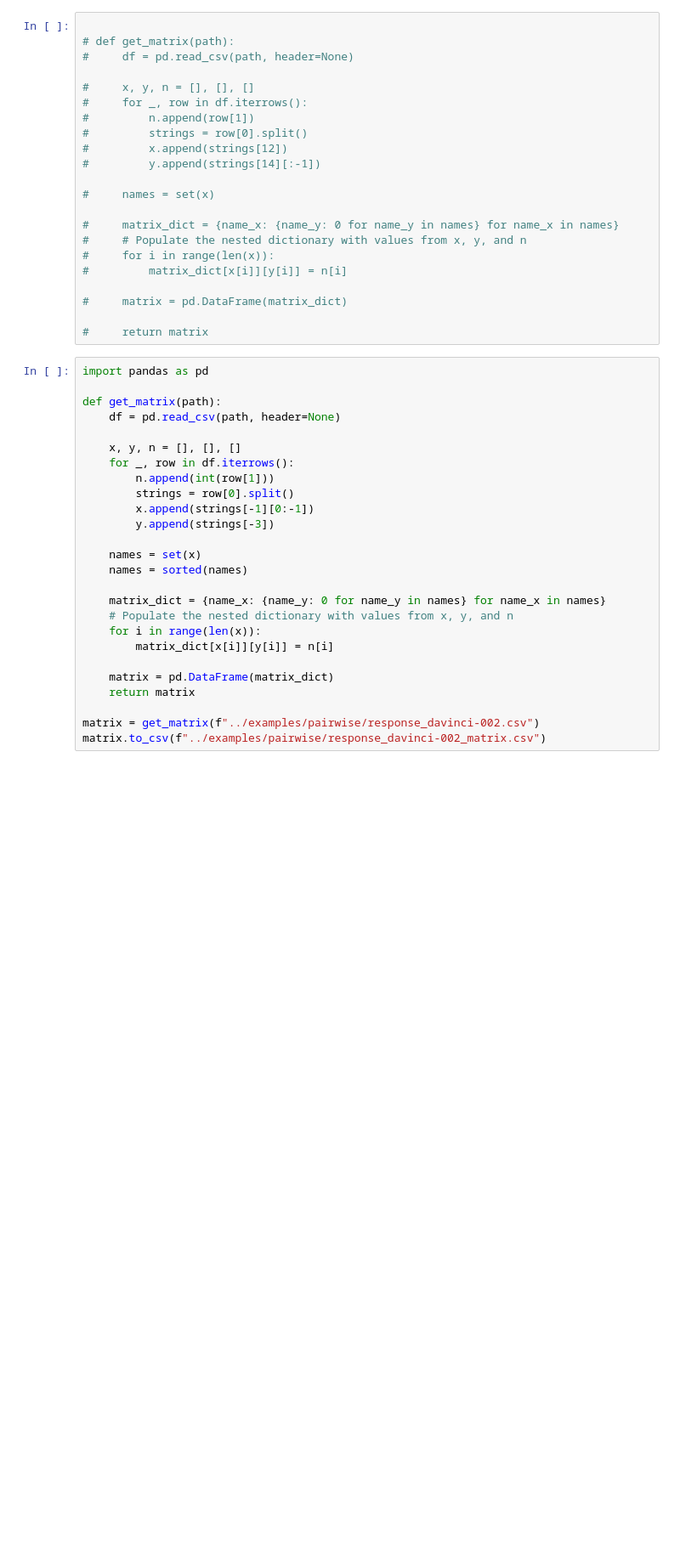
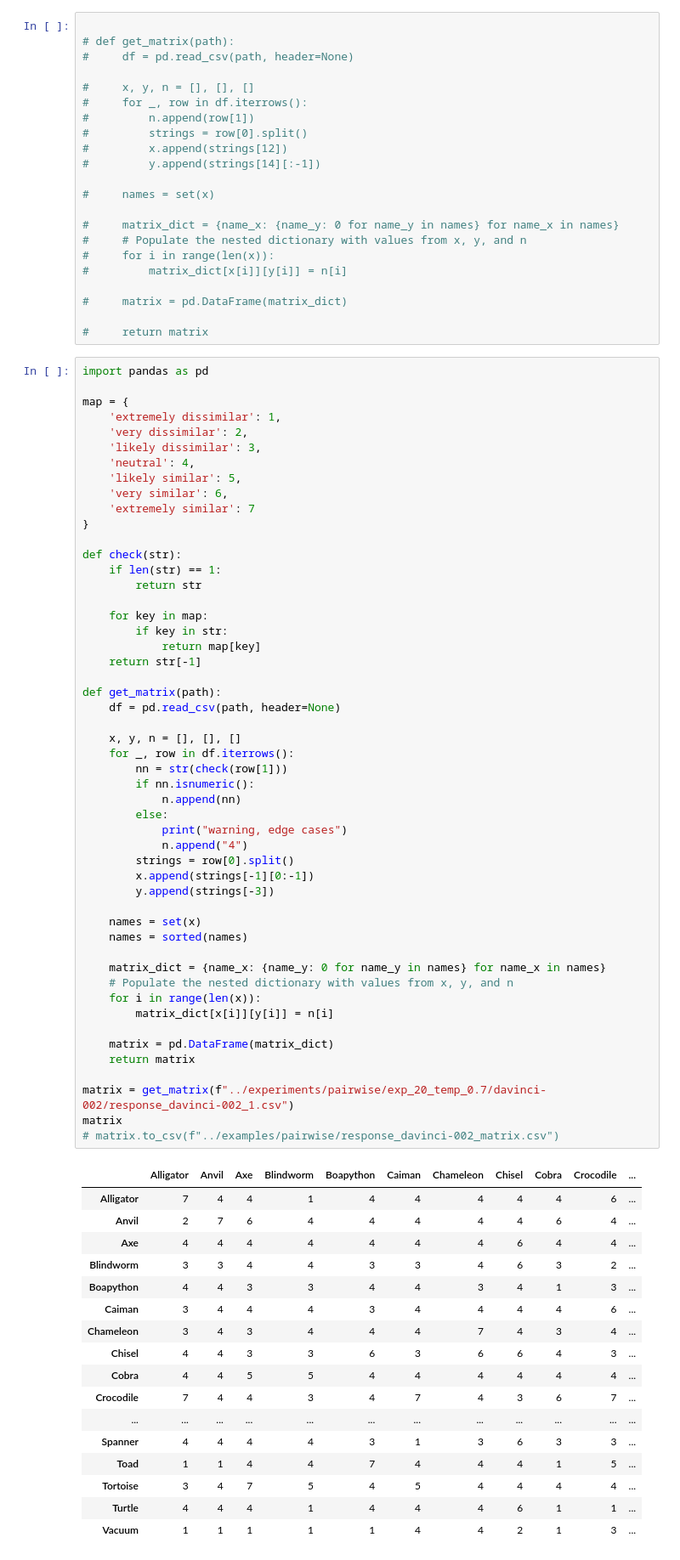
Before and after one commit to siddsuresh97/conceptual_structure_emnlp_2023, a Jupyter notebook: notebooks/generate_pairwise_matrix.ipynb, the cells around one changed output. Shown at 85% size. Saved outputs shown, nothing was run; the diff lists cells and outputs as text; blank space fills up the shorter version.

```diff
--- a/notebooks/generate_pairwise_matrix.ipynb
+++ b/notebooks/generate_pairwise_matrix.ipynb
@@ -22,27 +22,70 @@
 #     return matrix
 # %%
 import pandas as pd
+
+map = {
+    'extremely dissimilar': 1,
+    'very dissimilar': 2,
+    'likely dissimilar': 3,
+    'neutral': 4,
+    'likely similar': 5,
+    'very similar': 6,
+    'extremely similar': 7
+}
+
+def check(str):
+    if len(str) == 1:
+        return str
+
+    for key in map:
+        if key in str:
+            return map[key]
+    return str[-1]
 
 def get_matrix(path):
     df = pd.read_csv(path, header=None)
 
     x, y, n = [], [], []
     for _, row in df.iterrows():
-        n.append(int(row[1]))
+        nn = str(check(row[1]))
+        if nn.isnumeric():
+            n.append(nn)
+        else:
+            print("warning, edge cases")
+            n.append("4")
         strings = row[0].split()
         x.append(strings[-1][0:-1])
         y.append(strings[-3])
 
     names = set(x)
     names = sorted(names)
 
     matrix_dict = {name_x: {name_y: 0 for name_y in names} for name_x in names}
     # Populate the nested dictionary with values from x, y, and n
     for i in range(len(x)):
         matrix_dict[x[i]][y[i]] = n[i]
 
     matrix = pd.DataFrame(matrix_dict)
     return matrix
 
-matrix = get_matrix(f"../examples/pairwise/response_davinci-002.csv")
-matrix.to_csv(f"../examples/pairwise/response_davinci-002_matrix.csv")
+matrix = get_matrix(f"../experiments/pairwise/exp_20_temp_0.7/davinci-002/response_davinci-002_1.csv")
+matrix
+# matrix.to_csv(f"../examples/pairwise/response_davinci-002_matrix.csv")
+# %% [output]
+|  | Alligator | Anvil | Axe | Blindworm | Boapython | Caiman | Chameleon | Chisel | Cobra | Crocodile | ... |
+| Alligator | 7 | 4 | 4 | 1 | 4 | 4 | 4 | 4 | 4 | 6 | ... |
+| Anvil | 2 | 7 | 6 | 4 | 4 | 4 | 4 | 4 | 6 | 4 | ... |
+| Axe | 4 | 4 | 4 | 4 | 4 | 4 | 4 | 6 | 4 | 4 | ... |
+| Blindworm | 3 | 3 | 4 | 4 | 3 | 3 | 4 | 6 | 3 | 2 | ... |
+| Boapython | 4 | 4 | 3 | 3 | 4 | 4 | 3 | 4 | 1 | 3 | ... |
+| Caiman | 3 | 4 | 4 | 4 | 3 | 4 | 4 | 4 | 4 | 6 | ... |
+| Chameleon | 3 | 4 | 3 | 4 | 4 | 4 | 7 | 4 | 3 | 4 | ... |
+| Chisel | 4 | 4 | 3 | 3 | 6 | 3 | 6 | 6 | 4 | 3 | ... |
+| Cobra | 4 | 4 | 5 | 5 | 4 | 4 | 4 | 4 | 4 | 4 | ... |
+| Crocodile | 7 | 4 | 4 | 3 | 4 | 7 | 4 | 3 | 6 | 7 | ... |
+| ... | ... | ... | ... | ... | ... | ... | ... | ... | ... | ... | ... |
+| Spanner | 4 | 4 | 4 | 4 | 3 | 1 | 3 | 6 | 3 | 3 | ... |
+| Toad | 1 | 1 | 4 | 4 | 7 | 4 | 4 | 4 | 1 | 5 | ... |
+| Tortoise | 3 | 4 | 7 | 5 | 4 | 5 | 4 | 4 | 4 | 4 | ... |
+| Turtle | 4 | 4 | 4 | 1 | 4 | 4 | 4 | 6 | 1 | 1 | ... |
+| Vacuum | 1 | 1 | 1 | 1 | 1 | 4 | 4 | 2 | 1 | 3 | ... |
```
Also changed, not shown: parts of 3 cells of this notebook, 25 other files.
